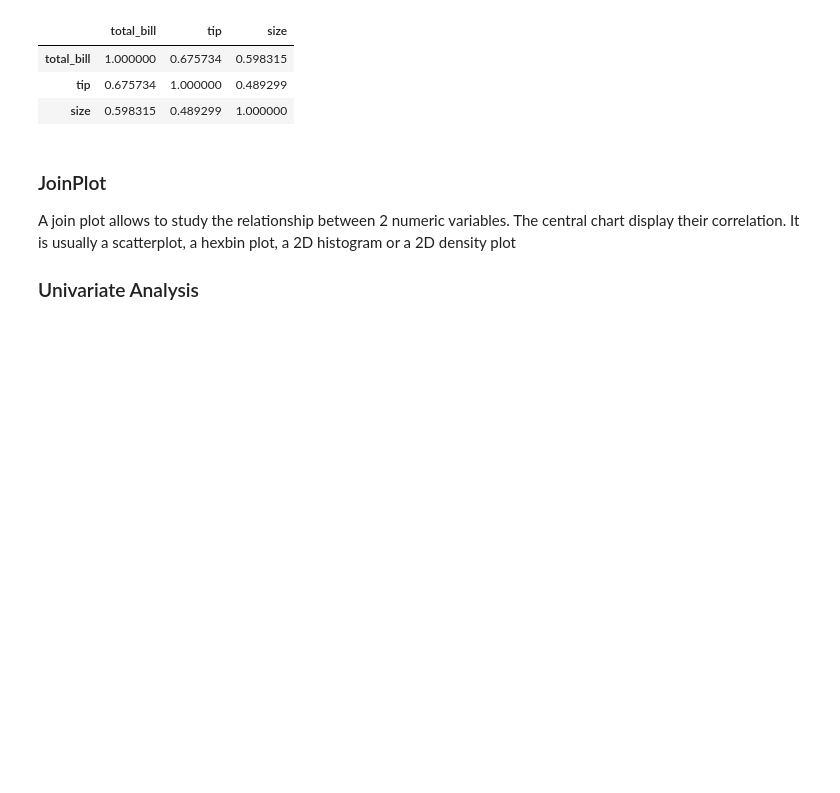
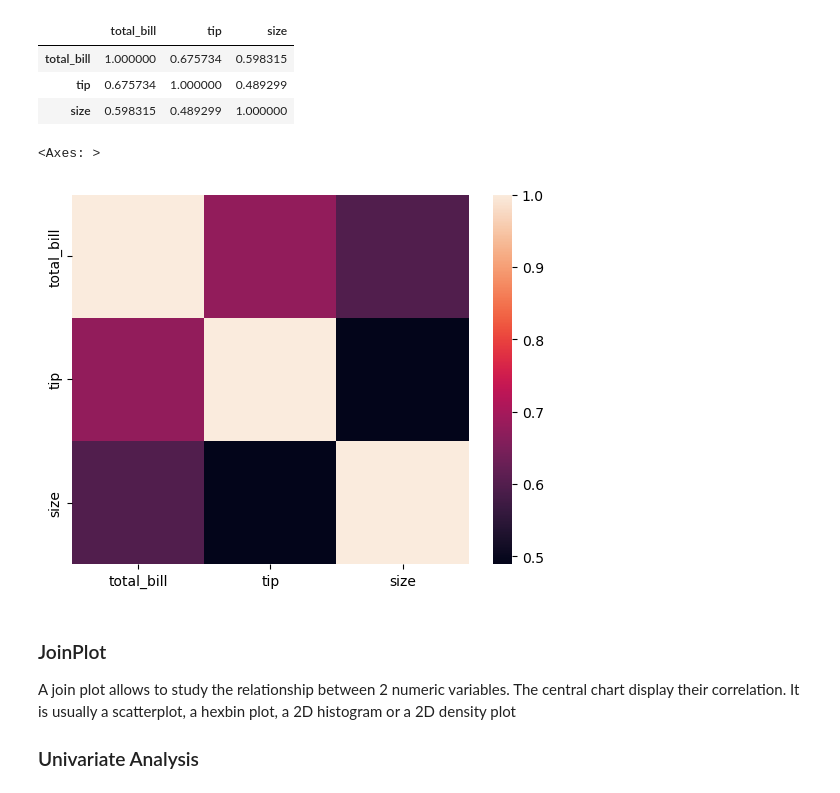
Before and after one commit to Susmita-Dev-04/MLNeuroNook, a Jupyter notebook: Sec1-PyML/SNS.ipynb, the cells around one changed output. Saved outputs shown, nothing was run; the diff lists cells and outputs as text; code cells hidden in the pictures; blank space fills up the shorter version.

```diff
--- a/Sec1-PyML/SNS.ipynb
+++ b/Sec1-PyML/SNS.ipynb
@@ -58,6 +58,12 @@ df.corr(numeric_only=True)
 | total_bill | 1.000000 | 0.675734 | 0.598315 |
 | tip | 0.675734 | 1.000000 | 0.489299 |
 | size | 0.598315 | 0.489299 | 1.000000 |
+# %%
+sns.heatmap(df.corr(numeric_only=True)
+)
+# %% [output]
+<Axes: >
+[figure, added]
 # %% [markdown]
 ### JoinPlot
 A join plot allows to study the relationship between 2 numeric variables. The central chart display their correlation. It is usually a scatterplot, a hexbin plot, a 2D histogram or a 2D density plot
```
Also changed, not shown: parts of 1 cell of this notebook.
